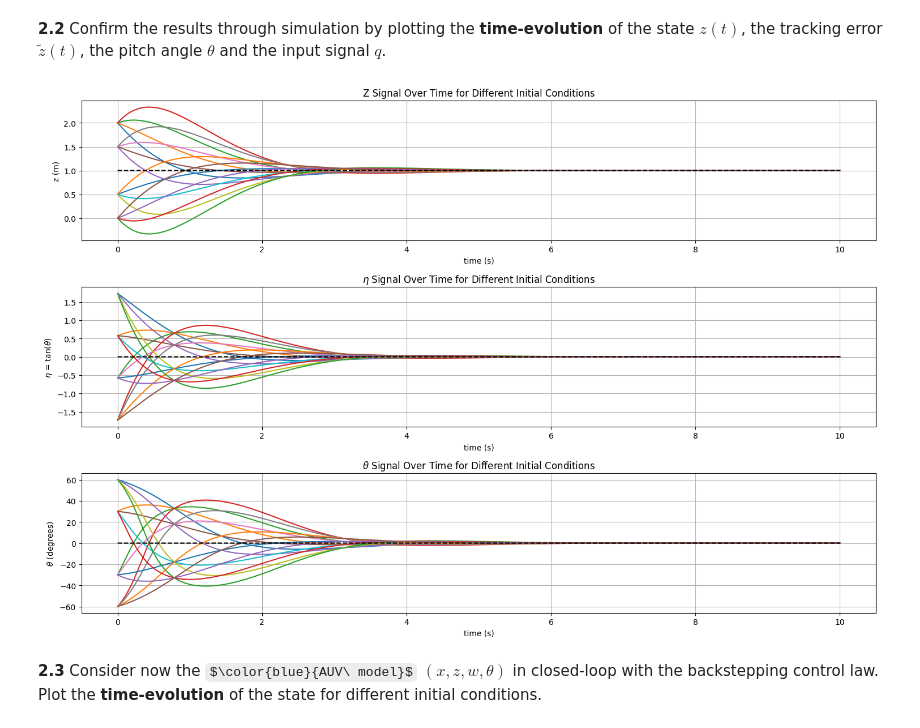
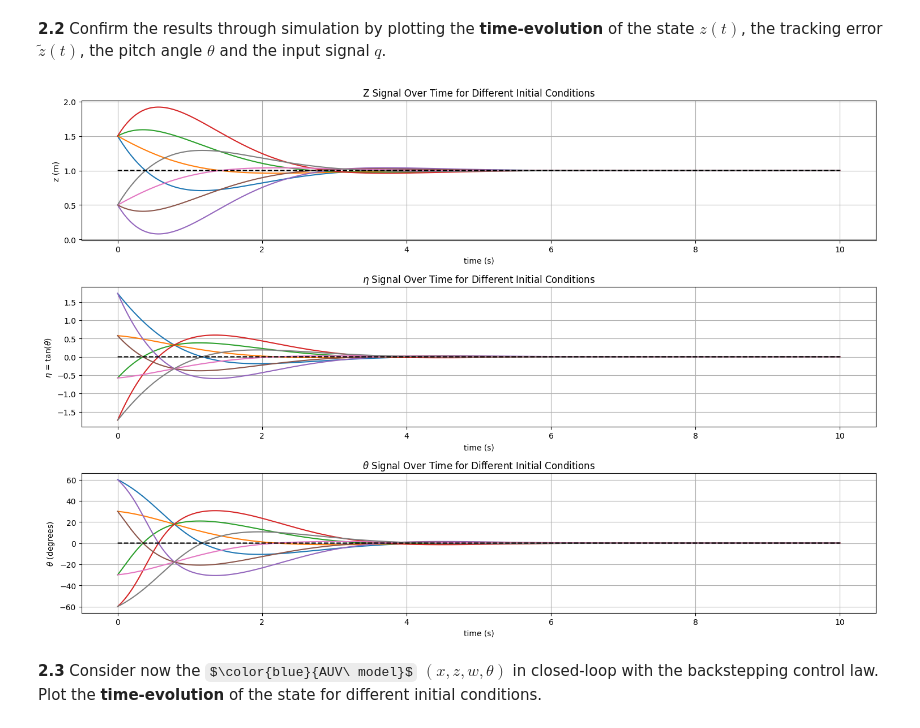
Before and after one commit to brumocas/CO_Projects, a Jupyter notebook: Final/CO_project1and2.ipynb, the cells around one changed output. Saved outputs shown, nothing was run; the diff lists cells and outputs as text; code cells hidden in the pictures; some formulas as TeX source.

```diff
--- a/Final/CO_project1and2.ipynb
+++ b/Final/CO_project1and2.ipynb
@@ -836,7 +836,7 @@ def step_f(z, eta, zd, vd, K1, K2, dt):
     # Calculate control u
     u = -K2 * tilde_eta / (1 + eta**2)
     # Return updated state variables using Euler Method
-    return z + (-vd * eta) * dt, eta + (1 + eta**2) * u * dt
+    return z + (-vd * eta) * dt, eta + (1 + eta**2) * u * dt, np.arctan(eta)
 
 # Function to simulate the system
 def simulate_system(vd, K1, K2, zd, dt, t_end, z_initial_conditions, eta_initial_conditions):
@@ -851,15 +851,15 @@ def simulate_system(vd, K1, K2, zd, dt, t_end, z_initial_conditions, eta_initial
         for eta_initial in eta_initial_conditions:
             z_signal = np.zeros_like(t_signal)
             eta_signal = np.zeros_like(t_signal)
+            theta_signal = np.zeros_like(t_signal)
             # Initialize state variables
             z_signal[0] = z_initial
             eta_signal[0] = eta_initial
+            theta_signal[0] = np.arctan(eta_initial)
             # Iterate over time samples
             for i in range(t_signal.shape[0] - 1):
                 # Update state variables using Euler Method
-                z_signal[i+1], eta_signal[i+1] = step_f(z_signal[i], eta_signal[i], zd_signal[i], vd, K1, K2, dt)
-            # Calculate theta signal
-            theta_signal = np.arctan(eta_signal)
+                z_signal[i+1], eta_signal[i+1], theta_signal[i+1]= step_f(z_signal[i], eta_signal[i], zd_signal[i], vd, K1, K2, dt)
             # Append new simulations
             z_signals.append(z_signal)
             eta_signals.append(eta_signal)
@@ -888,36 +888,36 @@ def plot_results(t_signal, z_signals, zd_signal, eta_signals, theta_signals):
     axs[1].set_title(r"$\eta$ Signal Over Time for Different Initial Conditions")
     axs[1].grid()
 
     # Plot theta for different initial conditions
     for theta_signal in theta_signals:
         axs[2].plot(t_signal, theta_signal * 180 / np.pi)
     axs[2].plot(t_signal, t_signal*0, 'k--')
     axs[2].set_xlabel("time (s)")
     axs[2].set_ylabel(r"$\theta$ (degrees)")
     axs[2].set_title(r"$\theta$ Signal Over Time for Different Initial Conditions")
     axs[2].grid()
 
     plt.tight_layout()
     plt.show()
 
 # Parameters
 dt = 0.001
 t_end = 10
 vd = 1
 zd = 1
 K1 = 1
-K2 = (((0.25 * (vd ** 2 - (2 * K1/vd) + (K1/vd)**2)) + K1**2 )/K1) + 1
-z_initial_conditions = [2.0, 1.5, 0.5, 0.0]  # Initial conditions for z
+K2 = (0.25*(vd - (K1**2/vd))**2 + K1**2)/K1 + 1
+z_initial_conditions = [1.5, 0.5]  # Initial conditions for z
 eta_initial_conditions = [np.tan(np.pi/3),   # Initial conditions for eta
                           np.tan(np.pi/6),
                           np.tan(-np.pi/6),
                           np.tan(-np.pi/3)]
 
 # Simulate and plot
 t_signal, z_signals, eta_signals, theta_signals, zd_signal = simulate_system(vd, K1, K2, zd, dt, t_end, z_initial_conditions, eta_initial_conditions)
 plot_results(t_signal, z_signals, zd_signal, eta_signals, theta_signals)
 # %% [output]
-[figure, old version]
+[figure, new version]
 # %% [markdown]
 **2.3**
 Consider now the $\color{blue}{AUV\ model}$ $(x,z,w,\theta)$ in closed-loop with the backstepping control law.
```
Also changed, not shown: parts of 6 cells of this notebook.
